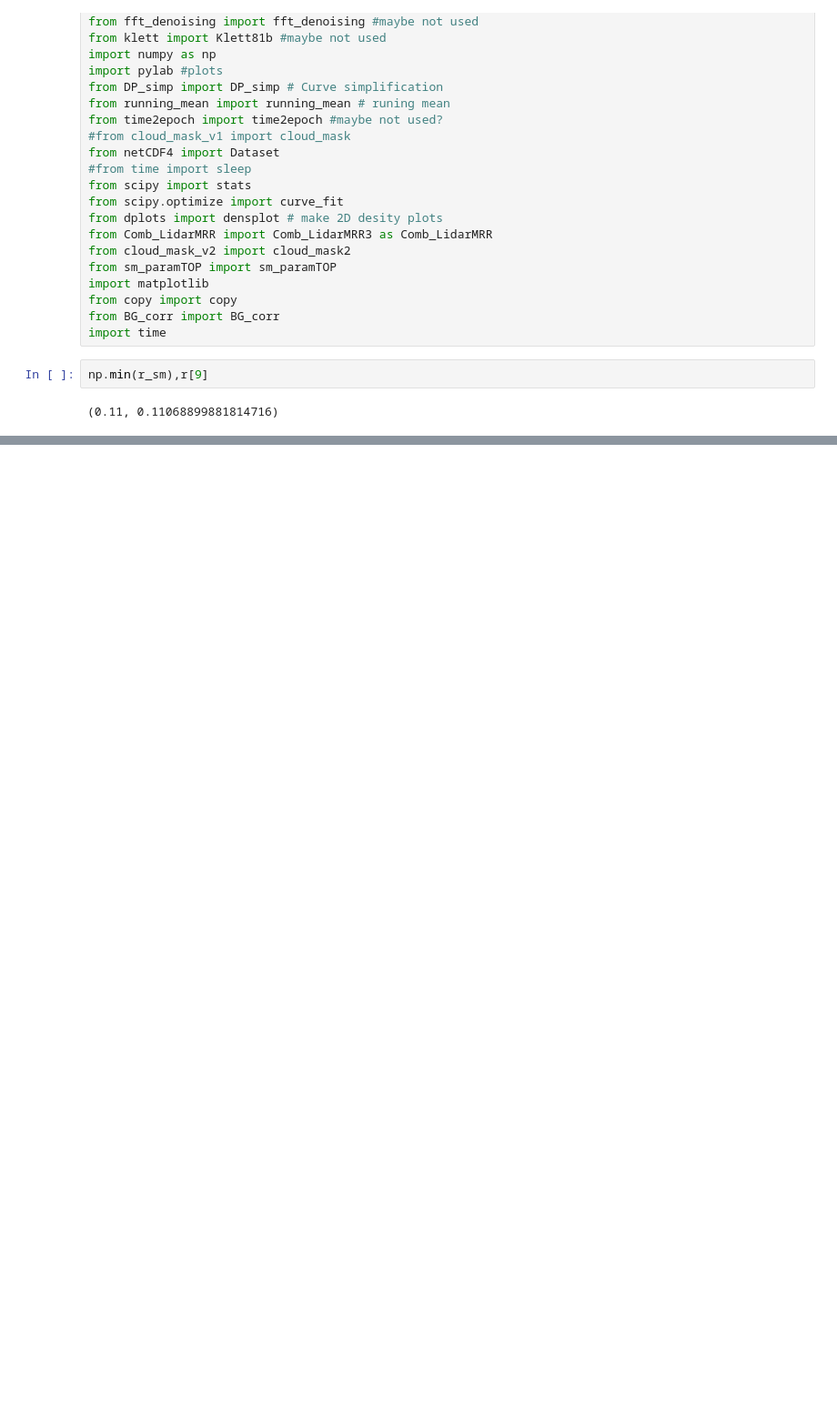
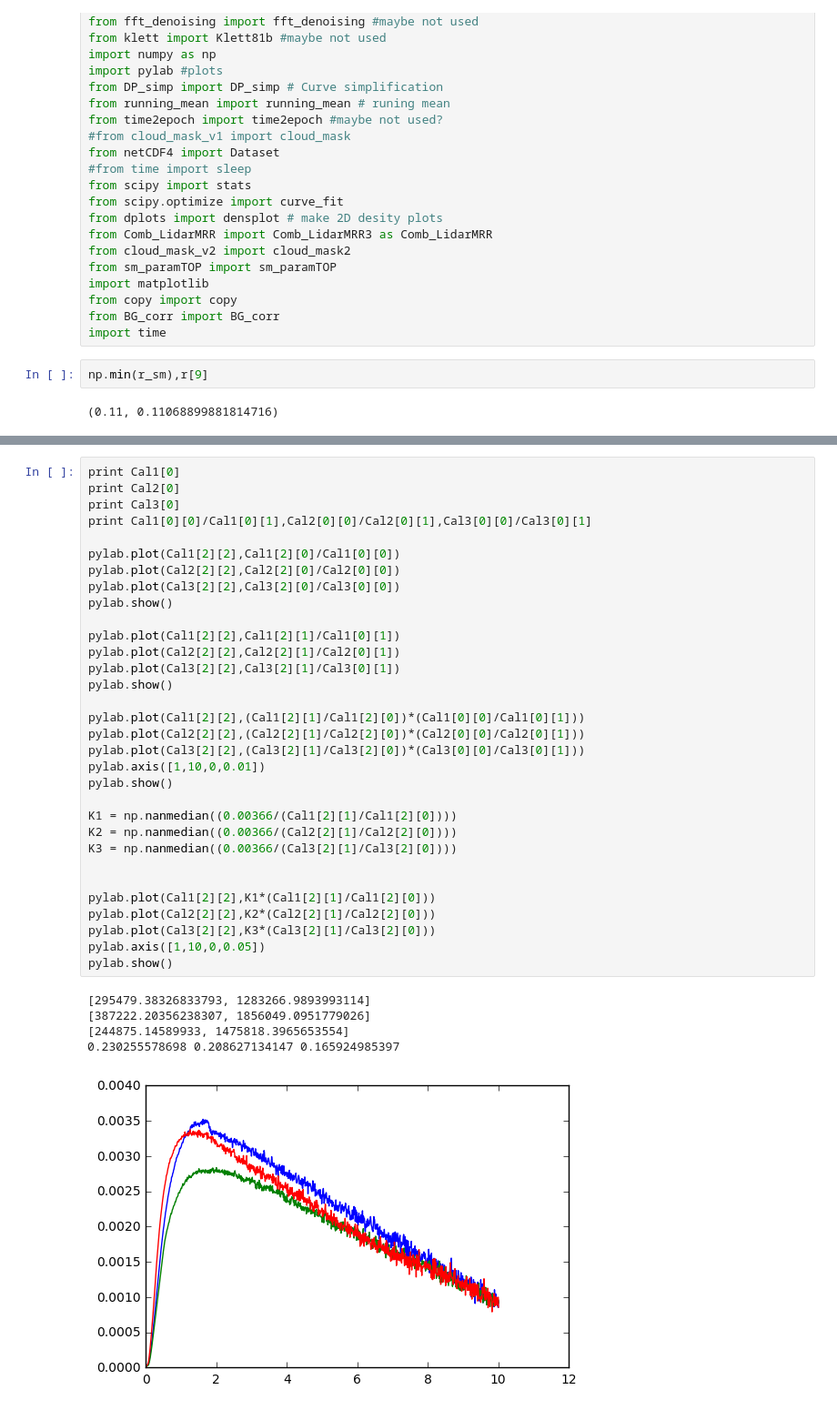
Before and after one commit to cduranalarcon/Lidar_DDU, a Jupyter notebook: Notebooks/System_calibration.ipynb, the cells around one changed output, grey strips where cells are left out. Shown: that part at 91% size. Saved outputs shown, nothing was run; the diff lists cells and outputs as text; blank space fills up the shorter version.

```diff
--- a/Notebooks/System_calibration.ipynb
+++ b/Notebooks/System_calibration.ipynb
@@ -109,0 +130,38 @@ Cpar =  41974.6973289 /std =  6517.44090938 Cper =  48700.0724658 /std =  331803
+# %%
+print Cal1[0]
+print Cal2[0]
+print Cal3[0]
+print Cal1[0][0]/Cal1[0][1],Cal2[0][0]/Cal2[0][1],Cal3[0][0]/Cal3[0][1]
+
+pylab.plot(Cal1[2][2],Cal1[2][0]/Cal1[0][0])
+pylab.plot(Cal2[2][2],Cal2[2][0]/Cal2[0][0])
+pylab.plot(Cal3[2][2],Cal3[2][0]/Cal3[0][0])
+pylab.show()
+
+pylab.plot(Cal1[2][2],Cal1[2][1]/Cal1[0][1])
+pylab.plot(Cal2[2][2],Cal2[2][1]/Cal2[0][1])
+pylab.plot(Cal3[2][2],Cal3[2][1]/Cal3[0][1])
+pylab.show()
+
+pylab.plot(Cal1[2][2],(Cal1[2][1]/Cal1[2][0])*(Cal1[0][0]/Cal1[0][1]))
+pylab.plot(Cal2[2][2],(Cal2[2][1]/Cal2[2][0])*(Cal2[0][0]/Cal2[0][1]))
+pylab.plot(Cal3[2][2],(Cal3[2][1]/Cal3[2][0])*(Cal3[0][0]/Cal3[0][1]))
+pylab.axis([1,10,0,0.01])
+pylab.show()
+
+K1 = np.nanmedian((0.00366/(Cal1[2][1]/Cal1[2][0])))
+K2 = np.nanmedian((0.00366/(Cal2[2][1]/Cal2[2][0])))
+K3 = np.nanmedian((0.00366/(Cal3[2][1]/Cal3[2][0])))
+
+
+pylab.plot(Cal1[2][2],K1*(Cal1[2][1]/Cal1[2][0]))
+pylab.plot(Cal2[2][2],K2*(Cal2[2][1]/Cal2[2][0]))
+pylab.plot(Cal3[2][2],K3*(Cal3[2][1]/Cal3[2][0]))
+pylab.axis([1,10,0,0.05])
+pylab.show()
+# %% [output]
+[295479.38326833793, 1283266.9893993114]
+[387222.20356238307, 1856049.0951779026]
+[244875.14589933, 1475818.3965653554]
+0.230255578698 0.208627134147 0.165924985397
+[figure, added]
```
Also changed, not shown: parts of 6 cells of this notebook.
